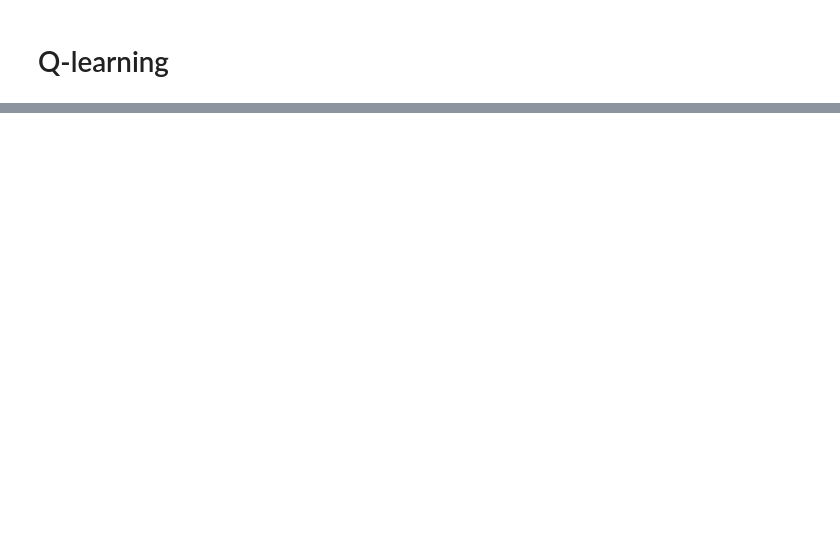
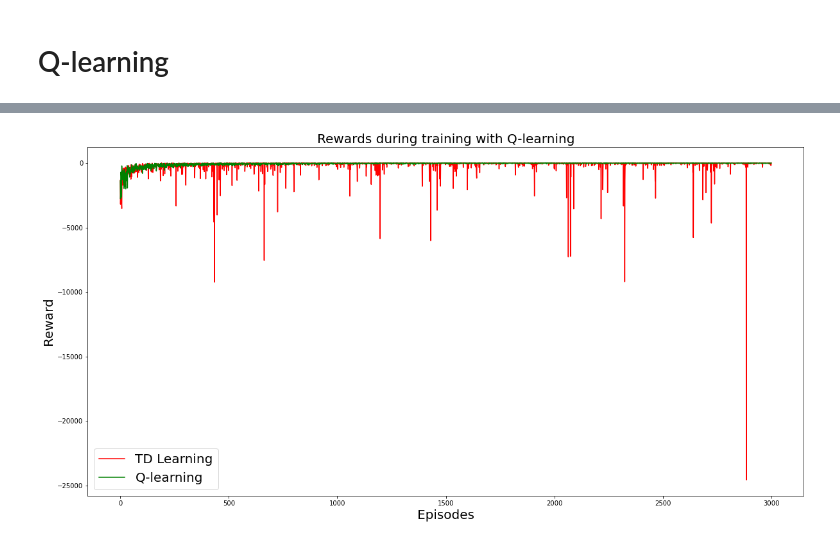
Before and after one commit to TrangNguyenn/OpenAI_RL, a Jupyter notebook: Taxi.ipynb, the cells around one changed output, grey strips where cells are left out. Saved outputs shown, nothing was run; the diff lists cells and outputs as text; code cells hidden in the pictures; blank space fills up the shorter version.

Commit message:
Update TD learning

```diff
--- a/Taxi.ipynb
+++ b/Taxi.ipynb
@@ -171,6 +163,12 @@ Average time per episode: 0.0217 seconds
 # Q-learning
 # %%
 q_table = np.zeros([env.observation_space.n, env.action_space.n])
+# %%
+def policy(state):
+    if random.uniform(0, 1) >= epsilon:
+        return np.argmax(q_table[state]) # Exploit learnt values
+    else:
+        return env.action_space.sample() # Explore action space
 # %%
 %%time
 """Training the agent"""
@@ -227,39 +227,41 @@ array([ -2.40490521,  -2.27325184,  -2.41021105,  -2.36095895,
 # %%
 """Evaluate agent's performance after Q-learning"""
 
-total_epochs, total_penalties = 0, 0
+sum_epochs, sum_penalties = 0, 0
 episodes = 100
 episode_reward_list = []
-episode_reward = 0
+
+#for timing
 tic = time.perf_counter()
+
 for _ in range(episodes):
     state = env.reset() #reset the environment
-    epochs, penalties, reward = 0, 0, 0
+    steps, penalties, ep_reward = 0, 0, 0
 
     done = False
 
     while not done:
         action = np.argmax(q_table[state])
         state, reward, done, info = env.step(action) #select an action
-        episode_reward += reward
+        ep_reward += reward
 
         if reward == -10:
             penalties += 1
 
-        epochs += 1
+        steps += 1
     #after 1 episode, sum penalties and episodes
-    total_penalties += penalties
-    total_epochs += epochs
-    episode_reward_list.append(episode_reward)
+    sum_penalties += penalties
+    sum_epochs += steps
+    episode_reward_list.append(ep_reward)
     episode_reward = 0
 
 toc = time.perf_counter()
 average_time = (toc - tic)/episodes
 #print evaluation of agents performance
 print(f"Results after {episodes} episodes:")
-print(f"Average timesteps per episode: {total_epochs / episodes}")
-print(f"Average penalties per episode: {total_penalties / episodes}")
-print(f"Average reward per timestep: {sum(episode_reward_list) / total_epochs}")
+print(f"Average timesteps per episode: {sum_epochs / episodes}")
+print(f"Average penalties per episode: {sum_penalties / episodes}")
+print(f"Average reward per timestep: {sum(episode_reward_list) / sum_epochs}")
 print(f"Average time per episode: {average_time:0.4f} seconds")
 # %% [output]
 Results after 100 episodes:
@@ -269,0 +274,2 @@ Average time per episode: 0.0002 seconds
+# %%
+q_table = np.zeros([env.observation_space.n, env.action_space.n])
@@ -269,0 +319,12 @@ Average time per episode: 0.0002 seconds
+# %%
+'''Visualize rewards in training'''
+plt.figure(figsize=(20,10))
+plt.plot(range(len(td_reward[:3000])),td_reward[:3000], color = "r")
+plt.plot(range(len(q_reward[:3000])),q_reward[:3000], color = "g")
+plt.title("Rewards during training with Q-learning",fontsize = 20)
+plt.xlabel("Episodes",fontsize = 20)
+plt.ylabel("Reward",fontsize = 20)
+plt.legend(["TD Learning", "Q-learning"],fontsize = 20)
+plt.show()
+# %% [output]
+[figure, added]
```
Also changed, not shown: parts of 11 cells of this notebook.
